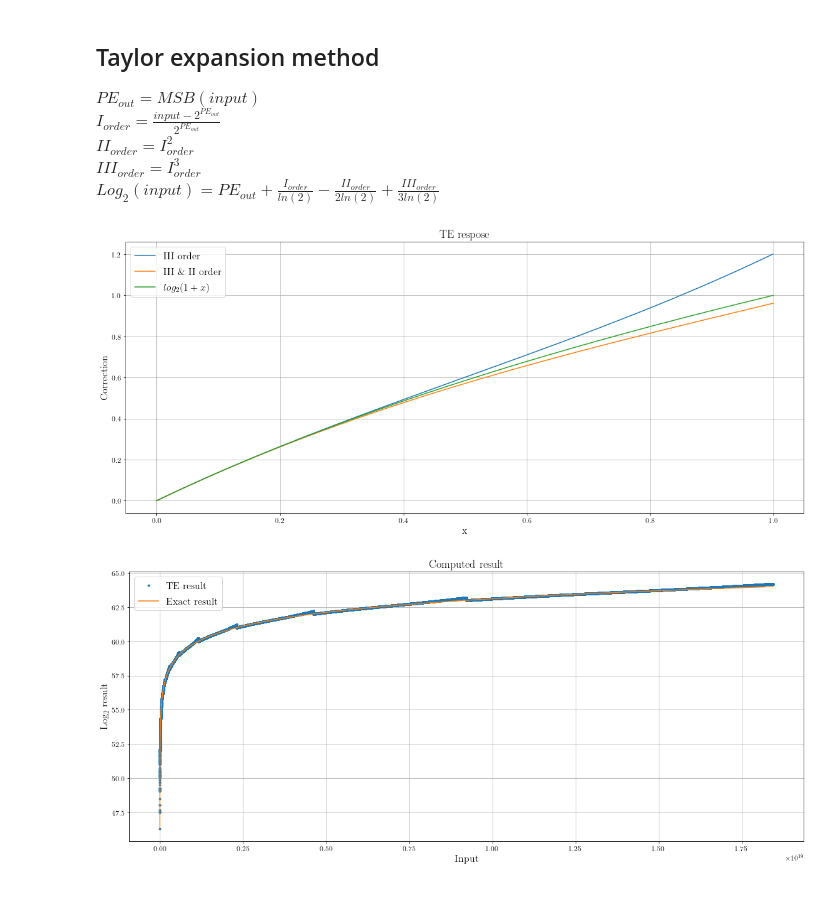
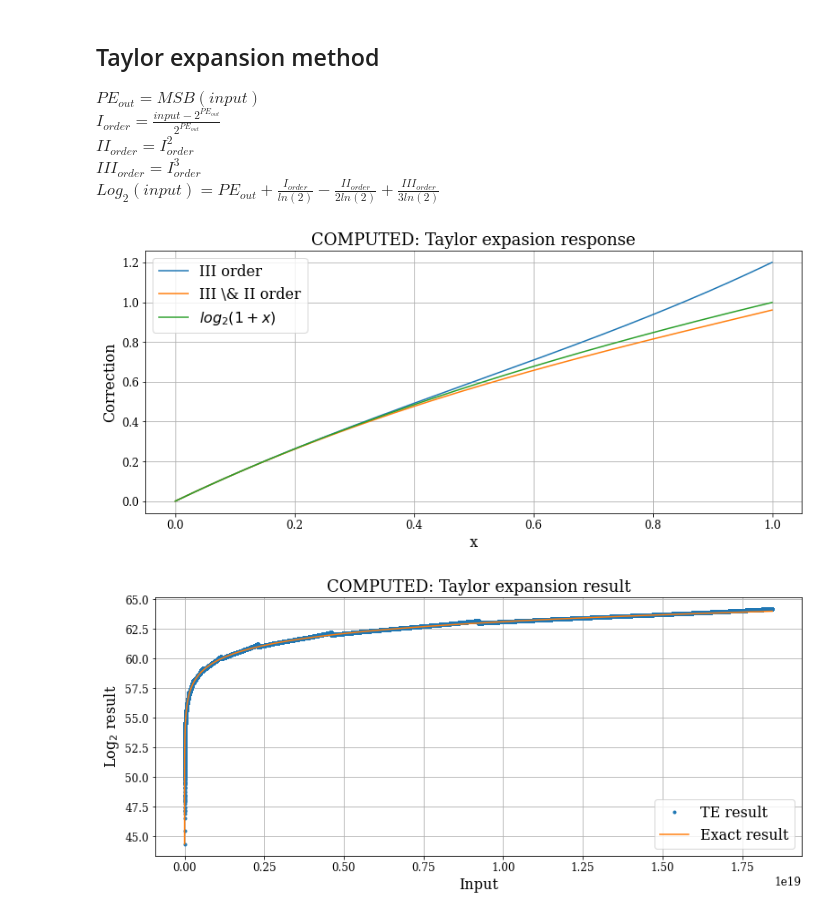
Before and after one commit to Gabriele-bot/Base2_Log, a Jupyter notebook: LOG_tests.ipynb, the cells around one changed output. Cells and saved outputs as stored; diff of their text form; code cells hidden in the pictures.

```diff
--- a/LOG_tests.ipynb
+++ b/LOG_tests.ipynb
@@ -11,7 +11,7 @@ SAVE_PATH = USER_PATH + "/plots/"
 # %% [markdown]
 ### Settings
 # %%
-plt.rc('text', usetex=True)
+plt.rc('text', usetex=False)
 plt.rc('font', family='serif')
 plt.rc('font', size=16)          # controls default text sizes
 plt.rc('axes', titlesize=18)     # fontsize of the axes title
@@ -187,39 +187,39 @@ TE_out_mean = (II_corr + III_corr)/2
 #######################################################################
 # FIGURE
 #######################################################################
-fig = plt.figure(figsize=(15,6))
+fig = plt.figure(figsize=(10,4))
 # plt.axes(axisbelow=True)
 
 
 
 #######################################################################
 ##### TOP PANEL
 #######################################################################
 fig.add_axes((0.,0.35,1.0,1.0))
 
 
 
 plt.plot(I_or,TE_out,label="III order")
 plt.plot(I_or,TE_out_mean, label="III \& II order")
 #plt.plot(I_or,I_or, label="Mitchell approx")
 plt.plot(I_or,Exact_value,label="$log_2(1+x)$")
 
-plt.title('TE respose')
+plt.title('COMPUTED: Taylor expasion response')
 plt.xlabel('x')
 plt.ylabel('Correction')
 
 plt.grid(True)
 plt.legend()
 
 #######################################################################
 ##### SAVE FIGURE
 #######################################################################
 fig.savefig(SAVE_PATH + "TE_respnse", bbox_inches='tight')
 #######################################################################
 
 plt.show()
 # %% [output]
-[figure, old version]
+[figure, new version]
 # %%
 I_order     = frac_in
 II_order    = I_order**2/2**frac_width
@@ -243,7 +243,7 @@ Error_te       = Exact_output - Comp_output_te
 #######################################################################
 # FIGURE
 #######################################################################
-fig = plt.figure(figsize=(15,6))
+fig = plt.figure(figsize=(10,4))
 # plt.axes(axisbelow=True)
 
 
@@ -256,7 +256,7 @@ fig.add_axes((0.,0.35,1.0,1.0))
 
 plt.plot(Test_input    , Comp_output_te  , '.',label="TE result  ")
 plt.plot(Test_input_ord, Exact_output_ord,     label="Exact result")
-plt.title('Computed result')
+plt.title('COMPUTED: Taylor expansion result')
 plt.xlabel('Input')
 plt.ylabel('Log$_2$ result')
 plt.grid(True)
@@ -270,7 +270,7 @@ fig.savefig(SAVE_PATH + "TE_LOG_out", bbox_inches='tight')
 
 plt.show()
 # %% [output]
-[figure, old version]
+[figure, new version]
 # %%
 # Error distribution
 #######################################################################
```
Also changed, not shown: parts of 5 cells of this notebook, 14 other files.
